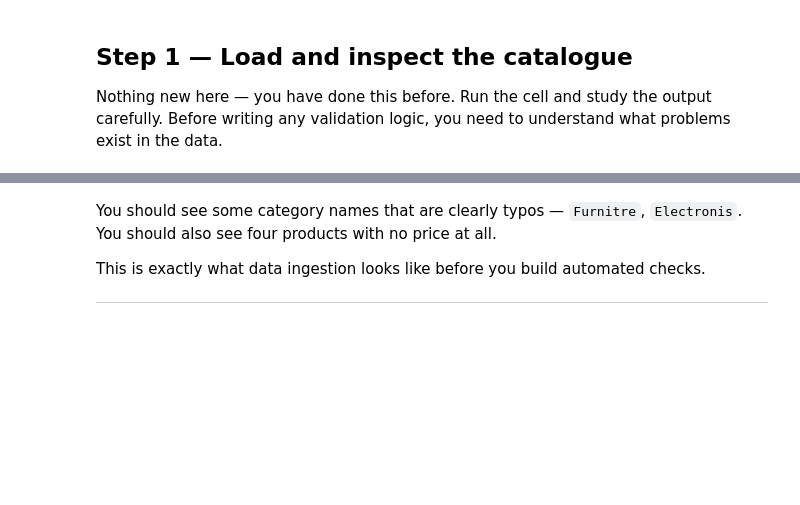
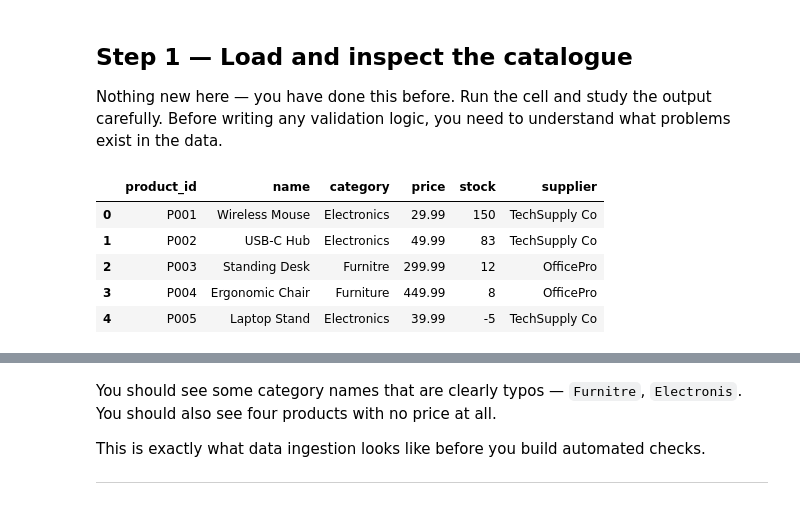
Before and after one commit to Naviden/Python_Introduction, a Jupyter notebook: project_based_learning/project_3/project3_catalogue_checker.ipynb, the cells around one changed output, grey strips where cells are left out. Saved outputs shown, nothing was run; the diff lists cells and outputs as text; code cells hidden in the pictures; blank space fills up the shorter version.

```diff
--- a/project_based_learning/project_3/project3_catalogue_checker.ipynb
+++ b/project_based_learning/project_3/project3_catalogue_checker.ipynb
@@ -24,3 +24,12 @@ Before writing any validation logic, you need to understand what problems exist
 import pandas as pd
 
 df = pd.read_csv('products_raw.csv')
+# %%
+df.head()
+# %% [output]
+|  | product_id | name | category | price | stock | supplier |
+| 0 | P001 | Wireless Mouse | Electronics | 29.99 | 150 | TechSupply Co |
+| 1 | P002 | USB-C Hub | Electronics | 49.99 | 83 | TechSupply Co |
+| 2 | P003 | Standing Desk | Furnitre | 299.99 | 12 | OfficePro |
+| 3 | P004 | Ergonomic Chair | Furniture | 449.99 | 8 | OfficePro |
+| 4 | P005 | Laptop Stand | Electronics | 39.99 | -5 | TechSupply Co |
```
Also changed, not shown: parts of 9 cells of this notebook.
